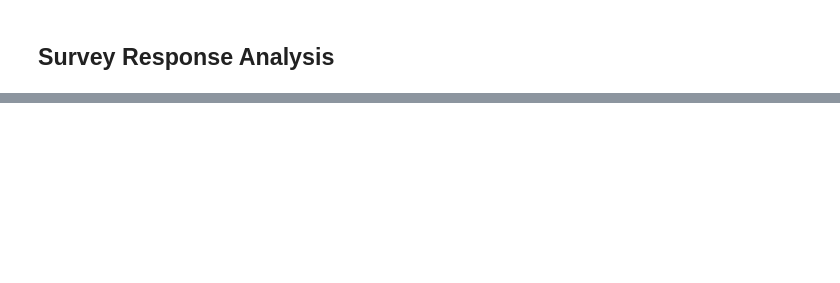
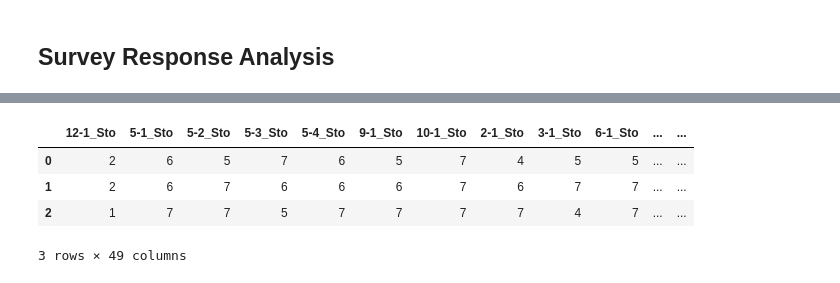
Before and after one commit to rizupaudel/designStudy, a Jupyter notebook: analysis/zall_analysis.ipynb, the cells around one changed output, grey strips where cells are left out. Cells and saved outputs as stored; diff of their text form; code cells hidden in the pictures; blank space fills up the shorter version.

Commit message:
analysis of children data

```diff
--- a/analysis/zall_analysis.ipynb
+++ b/analysis/zall_analysis.ipynb
@@ -118,11 +42,0 @@ quest
-# %%
-cats = {}
-for k, v in quest_map.items():
-    temp = quest.loc[v]
-    cats[k] = temp
-
-for k, v in cats.items():
-    print(f'{k}: {v["mean"].mean()}')
-
-for k, v in cats.items():
-    print(f'{k}: {v["median"].median()}')
@@ -262,0 +43,24 @@ demo.head()
+# %%
+normqsid = ['1-1', '1-2', '1-3', '1-4', '2-1', '3-1', '5-1', '5-2', '5-3', '5-4', '6-1', '7-1', '9-1', '10-1']
+dnames = ['Sto', 'Cus', 'Bas']
+
+normcolumns = [f'{qsid}_{dname}' for qsid in normqsid for dname in dnames]
+
+def test(d):
+    temp = {}
+    for k, v in d.items():
+        for k2, v2 in v.items():
+            q = f'{k2}_{k}'
+            temp[q] = v2
+    return temp
+
+csquest_response_df = survey_response_df['8'].apply(test)
+# %%
+csquest_design_df = pd.DataFrame(csquest_response_df.to_dict()).T
+csquest_design_df
+# %% [output]
+|  | 12-1_Sto | 5-1_Sto | 5-2_Sto | 5-3_Sto | 5-4_Sto | 9-1_Sto | 10-1_Sto | 2-1_Sto | 3-1_Sto | 6-1_Sto | ... | ... |
+| 0 | 2 | 6 | 5 | 7 | 6 | 5 | 7 | 4 | 5 | 5 | ... | ... |
+| 1 | 2 | 6 | 7 | 6 | 6 | 6 | 7 | 6 | 7 | 7 | ... | ... |
+| 2 | 1 | 7 | 7 | 5 | 7 | 7 | 7 | 7 | 4 | 7 | ... | ... |
+3 rows × 49 columns
```
Also changed, not shown: parts of 24 cells of this notebook, 8 other files.
